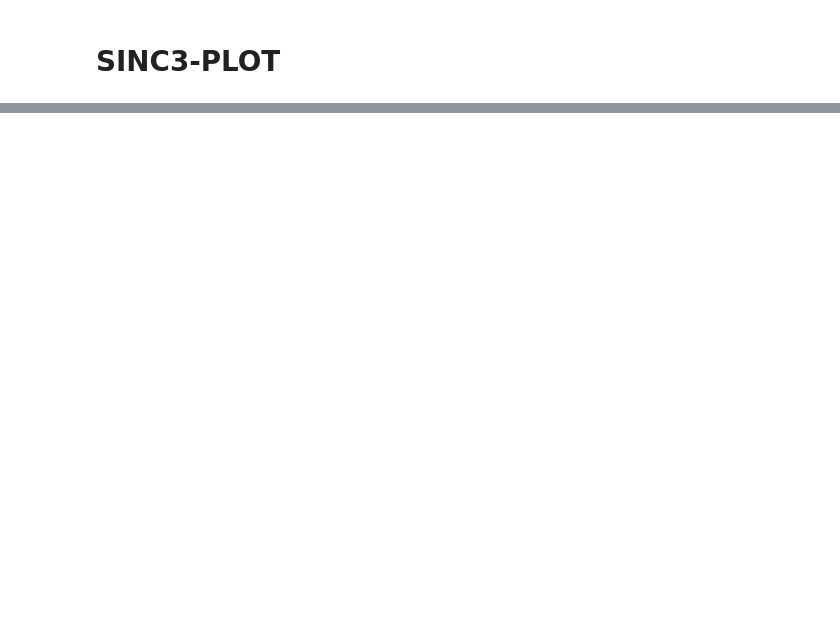
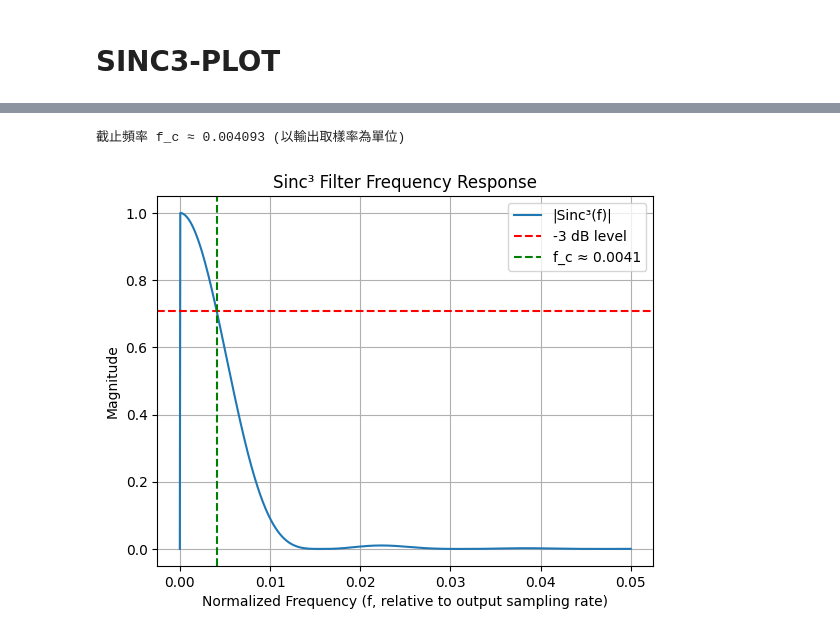
Before and after one commit to human234/amob, a Jupyter notebook: plot.ipynb, the cells around one changed output, grey strips where cells are left out. Cells and saved outputs as stored; diff of their text form; code cells hidden in the pictures; blank space fills up the shorter version.

```diff
--- a/plot.ipynb
+++ b/plot.ipynb
@@ -57,3 +35,43 @@ plt.show()
+# %%
+import numpy as np
+from scipy.optimize import fsolve
+import matplotlib.pyplot as plt
+
+# 設定抽取率 R
+R = 64
+
+# 定義 sinc^3 頻率響應的函數
+def sinc3_response(f):
+    numerator = np.sin(np.pi * f * R)
+    denominator = np.sin(np.pi * f) + 1e-12
+    magnitude_responce = np.abs(numerator / denominator) ** 3
+    return magnitude_responce / ( R ** 3)
+
+# 目標函數：H(f) - 1/sqrt(2)
+def target_func(f):
+    return sinc3_response(f) - 1 / np.sqrt(2)
+
+# 使用 fsolve 找解：初始猜測設在 1/2R 附近
+initial_guess = 1 / (2 * R)
+fc_solution = fsolve(target_func, initial_guess)[0]
+
+print(f"截止頻率 f_c ≈ {fc_solution:.6f} (以輸出取樣率為單位)")
+
+frequencies = np.linspace(0, 0.05, 1000)
+response = sinc3_response(frequencies)
+
+plt.plot(frequencies, response, label='|Sinc³(f)|')
+plt.axhline(1/np.sqrt(2), color='red', linestyle='--', label='-3 dB level')
+plt.axvline(fc_solution, color='green', linestyle='--', label=f'f_c ≈ {fc_solution:.4f}')
+plt.title("Sinc³ Filter Frequency Response")
+plt.xlabel("Normalized Frequency (f, relative to output sampling rate)")
+plt.ylabel("Magnitude")
+plt.grid(True)
+plt.legend()
+plt.show()
+# %% [output]
+截止頻率 f_c ≈ 0.004093 (以輸出取樣率為單位)
+[figure, added]
 # %%
 import numpy as np
 import matplotlib.pyplot as plt
```
Also changed, not shown: parts of 3 cells of this notebook, 4 other files.
